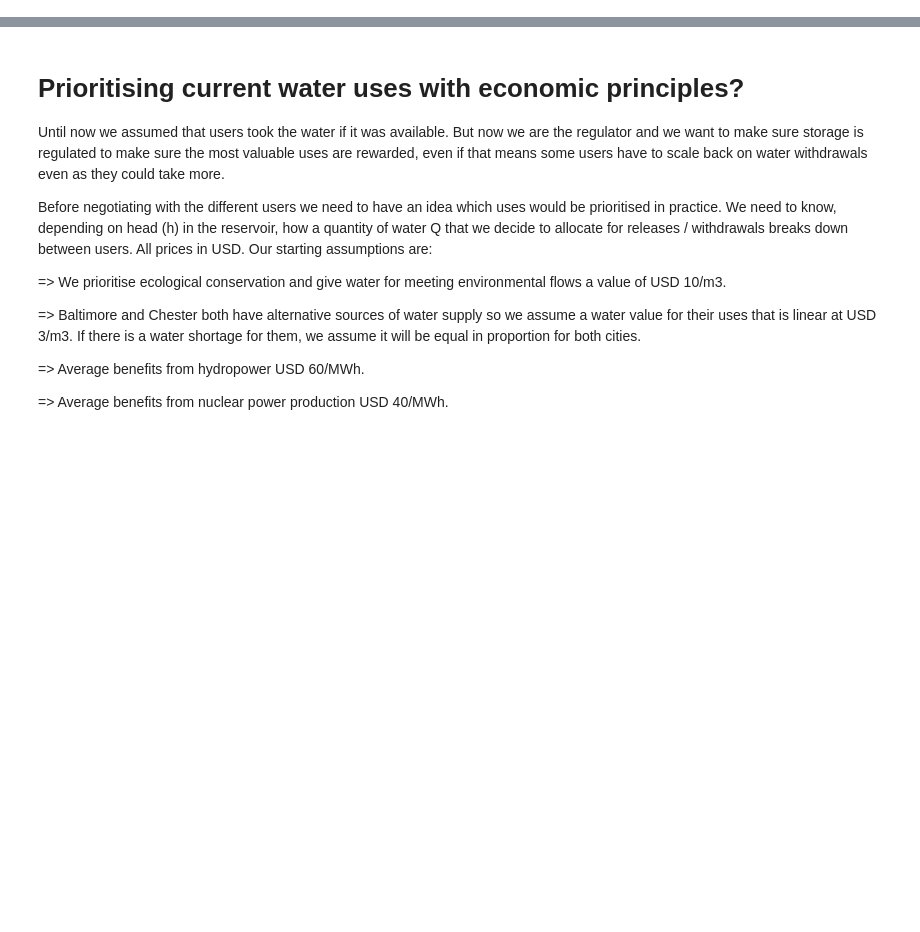
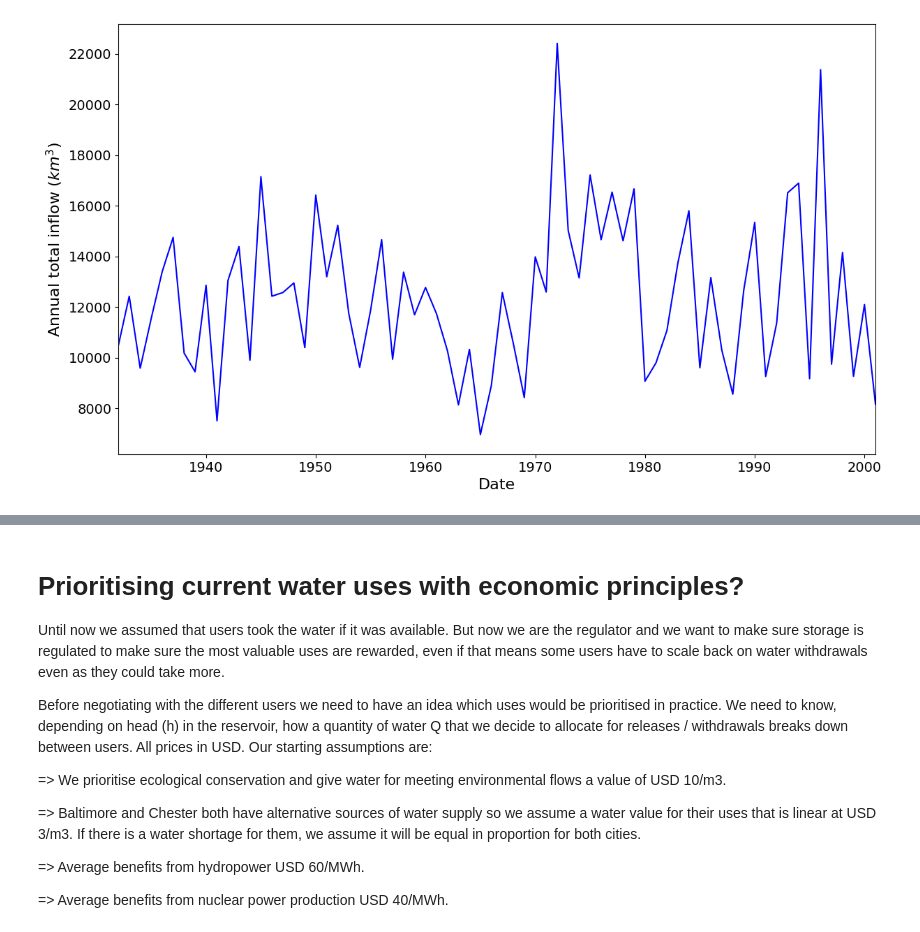
Before and after one commit to charlesrouge/civx782, a Jupyter notebook: tutorials/4-Measuring_performance.ipynb, the cells around one changed output, grey strips where cells are left out. Cells and saved outputs as stored; diff of their text form; code cells hidden in the pictures; blank space fills up the shorter version.

```diff
--- a/tutorials/4-Measuring_performance.ipynb
+++ b/tutorials/4-Measuring_performance.ipynb
@@ -222,0 +15,12 @@ Which objectives do you feel the chosen operating policy favours? Why?
+# %%
+# Preparing the model
+reservoir_name = 'Conowingo'
+downstream_demand_names = ['Environmental']
+direct_demand_names = ['Baltimore', 'Chester', 'Nuclear plant']
+
+# Loading the model!
+conowingo = setup.define_reservoir(reservoir_name, downstream_demand_names, direct_demand_names)
+
+# Read flow and demand data. We keep this copy of the data for the simulation of different futures.
+flows_default = setup.extract_flows(reservoir=conowingo)
+display(flows_default)
@@ -222,0 +155,6 @@ Which objectives do you feel the chosen operating policy favours? Why?
+# %%
+# let us compare with annual average flows.
+fig = visuals.annual_average(daily_data=pd.Series(historical_balance['Total inflows (m3/s)']) * 365*86400/1E9,
+                             data_label='total inflow ($km^3$)')
+# %% [output]
+[figure, added]
```
Also changed, not shown: parts of 46 cells of this notebook, 2 other files.
